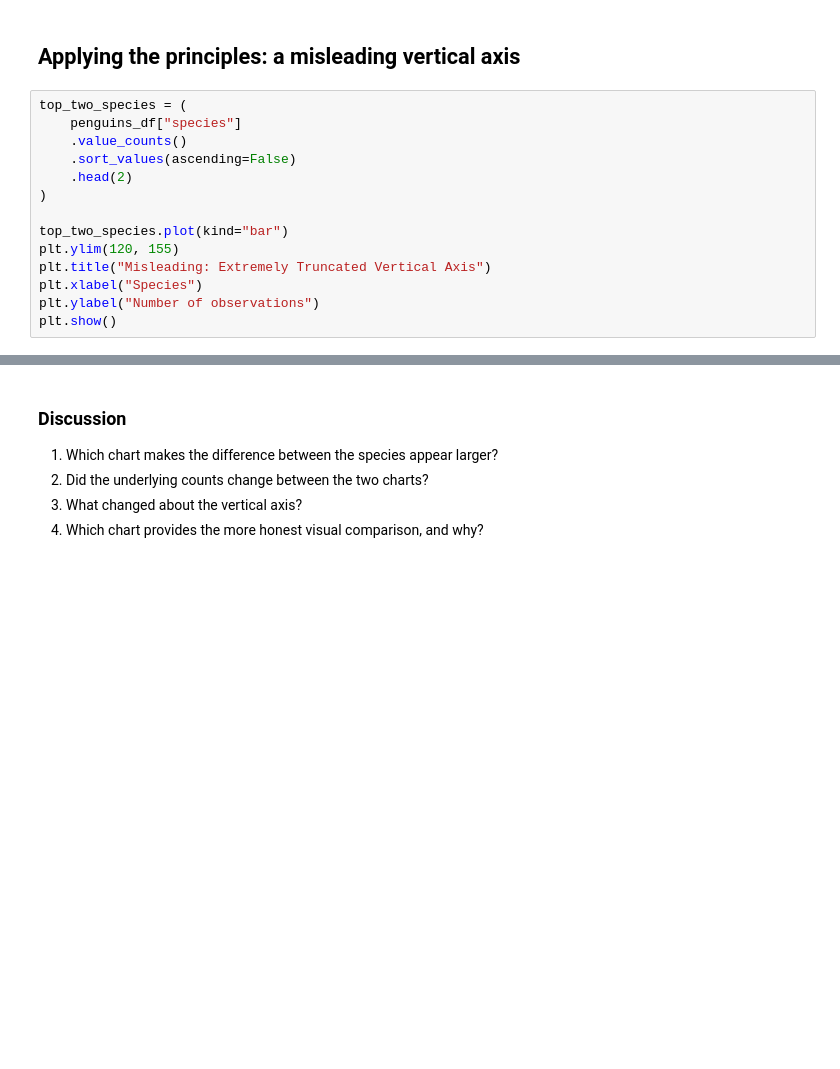
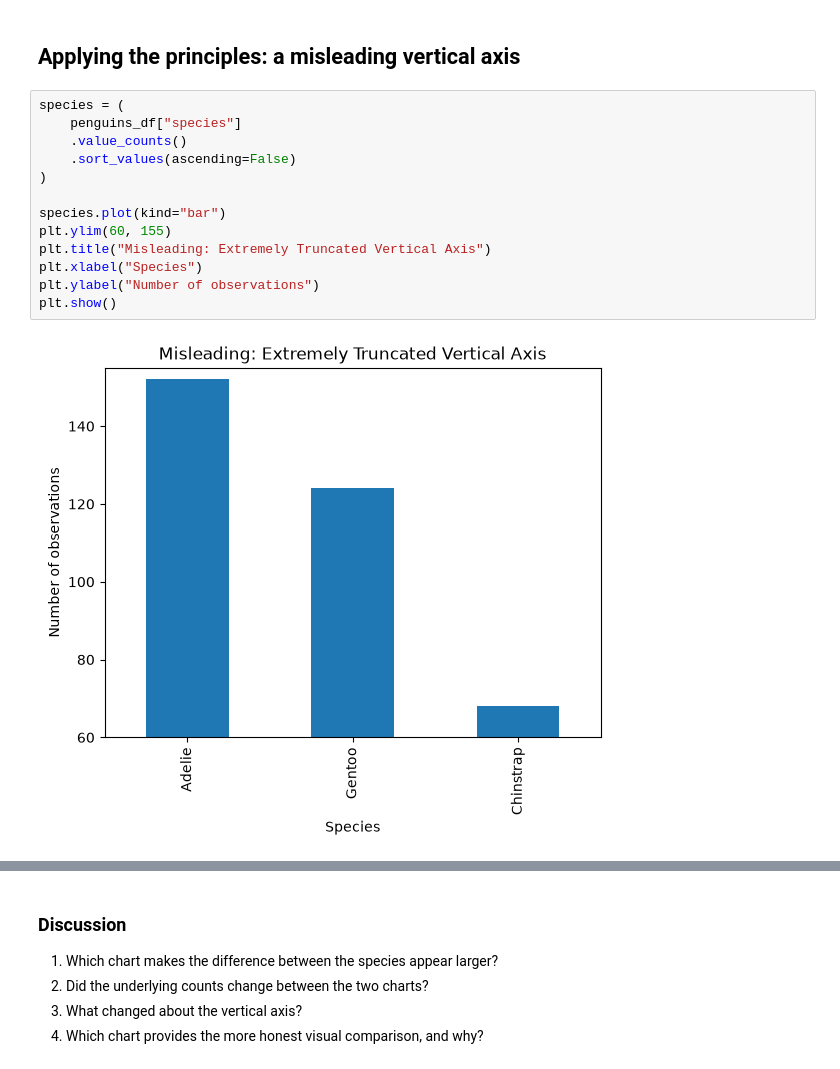
Before and after one commit to JPDeuce/Data_Visualization_and_Modeling_Campus, a Jupyter notebook: week01/lecture/Lecture - Data Visualization and Visual Thinking.ipynb, the cells around one changed output, grey strips where cells are left out. Saved outputs shown, nothing was run; the diff lists cells and outputs as text; blank space fills up the shorter version.

```diff
--- a/week01/lecture/Lecture - Data Visualization and Visual Thinking.ipynb
+++ b/week01/lecture/Lecture - Data Visualization and Visual Thinking.ipynb
@@ -505,17 +530,18 @@ plt.show()
 # %% [markdown]
 ## Applying the principles: a misleading vertical axis
 # %%
-top_two_species = (
+species = (
     penguins_df["species"]
     .value_counts()
     .sort_values(ascending=False)
-    .head(2)
 )
 
-top_two_species.plot(kind="bar")
-plt.ylim(120, 155)
+species.plot(kind="bar")
+plt.ylim(60, 155)
 plt.title("Misleading: Extremely Truncated Vertical Axis")
 plt.xlabel("Species")
 plt.ylabel("Number of observations")
 plt.show()
+# %% [output]
+[figure, added]
 # %%
```
Also changed, not shown: parts of 9 cells of this notebook, 1 other file.
